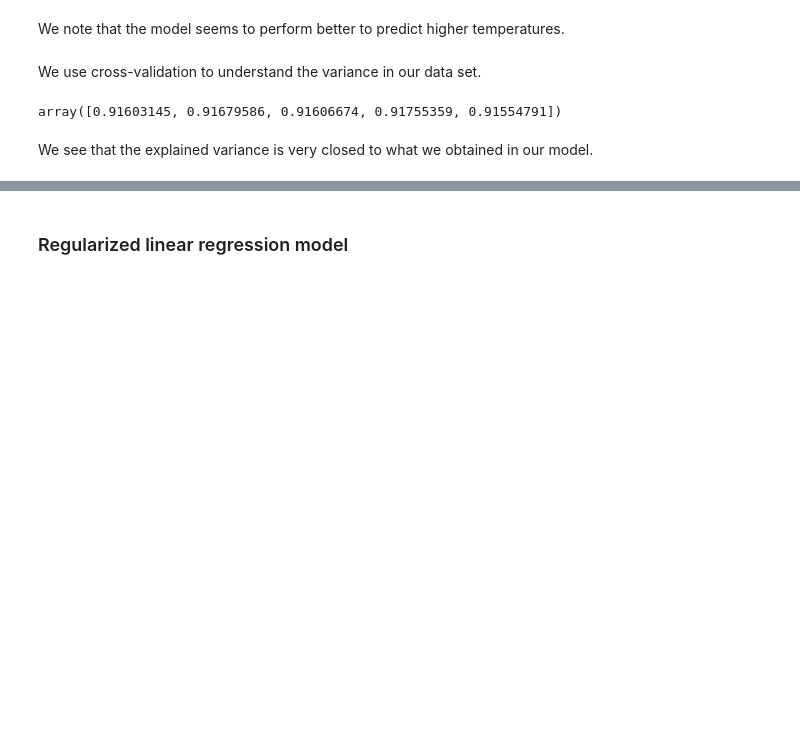
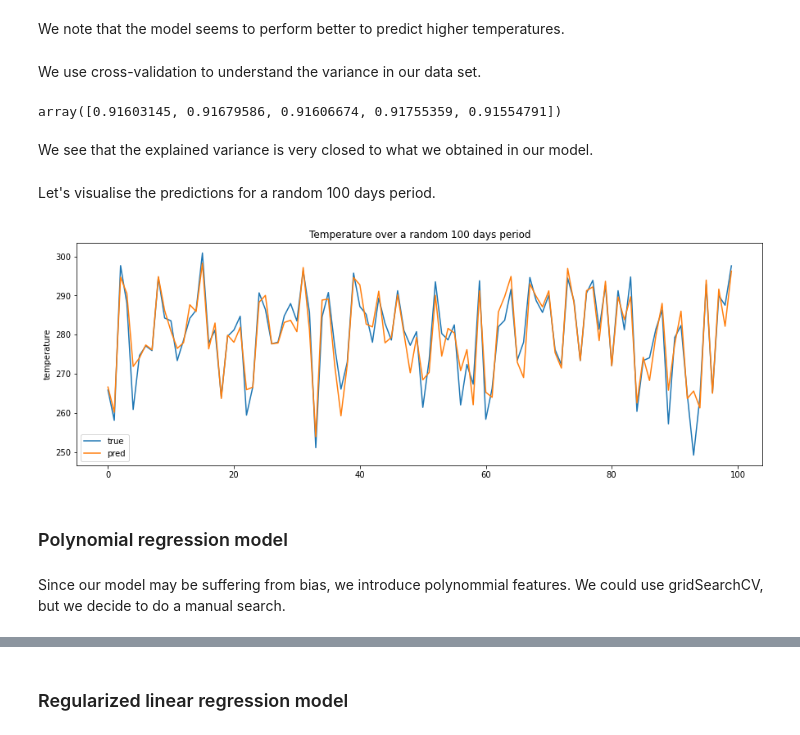
Before and after one commit to louispthi/weatherpredict, a Jupyter notebook: lin_reg/weather_lin_reg_model.ipynb, the cells around one changed output, grey strips where cells are left out. Cells and saved outputs as stored; diff of their text form; code cells hidden in the pictures; blank space fills up the shorter version.

```diff
--- a/lin_reg/weather_lin_reg_model.ipynb
+++ b/lin_reg/weather_lin_reg_model.ipynb
@@ -194,3 +219,29 @@ scores
 array([0.91603145, 0.91679586, 0.91606674, 0.91755359, 0.91554791])
 # %% [markdown]
 We see that the explained variance is very closed to what we obtained in our model.
+# %% [markdown]
+Let's visualise the predictions for a random 100 days period.
+# %%
+plt_test = []
+plt_pred = []
+
+for i in range(100):
+    plt_test.append(y_test[1239+i])
+    plt_pred.append(pred_lm[1239+i])
+
+plt_test = np.concatenate(plt_test).ravel()
+plt_pred = np.concatenate(plt_pred).ravel()
+
+plt.figure(figsize=(15, 5))
+plt.plot(plt_test, label='true')
+plt.plot(plt_pred, label='pred')
+plt.ylabel('temperature')
+plt.title('Temperature over a random 100 days period')
+plt.legend()
+plt.show()
+# %% [output]
+[figure, added]
+# %% [markdown]
+### Polynomial regression model
+# %% [markdown]
+Since our model may be suffering from bias, we introduce polynommial features. We could use gridSearchCV, but we decide to do a manual search.
```
Also changed, not shown: parts of 20 cells of this notebook.
